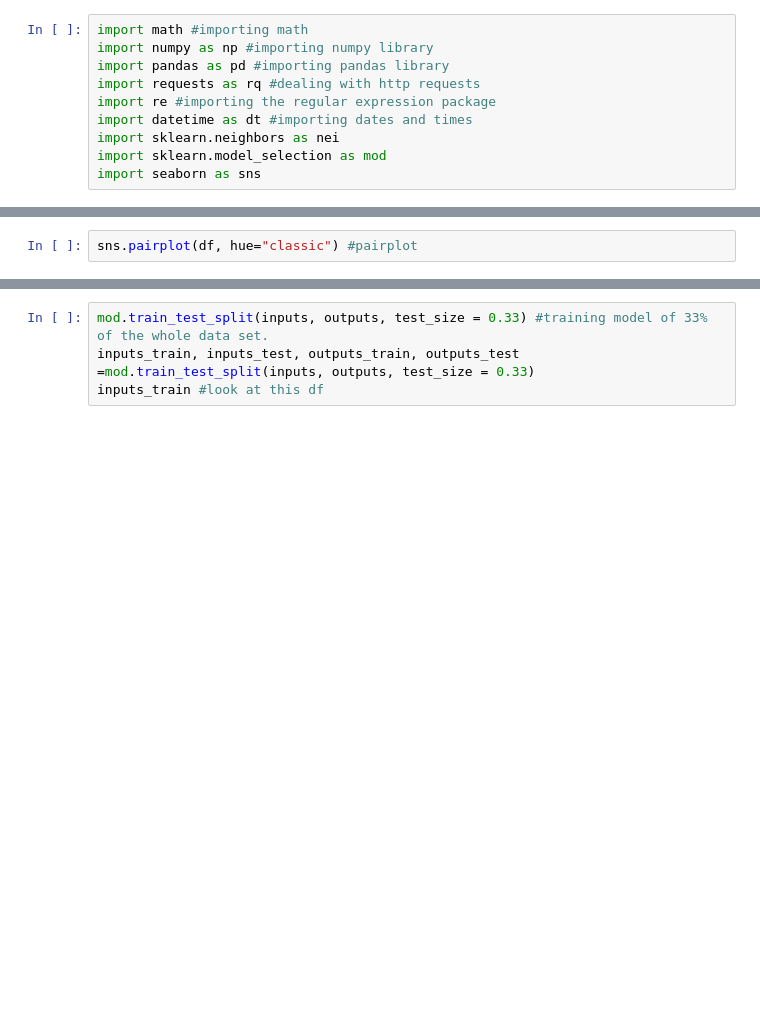
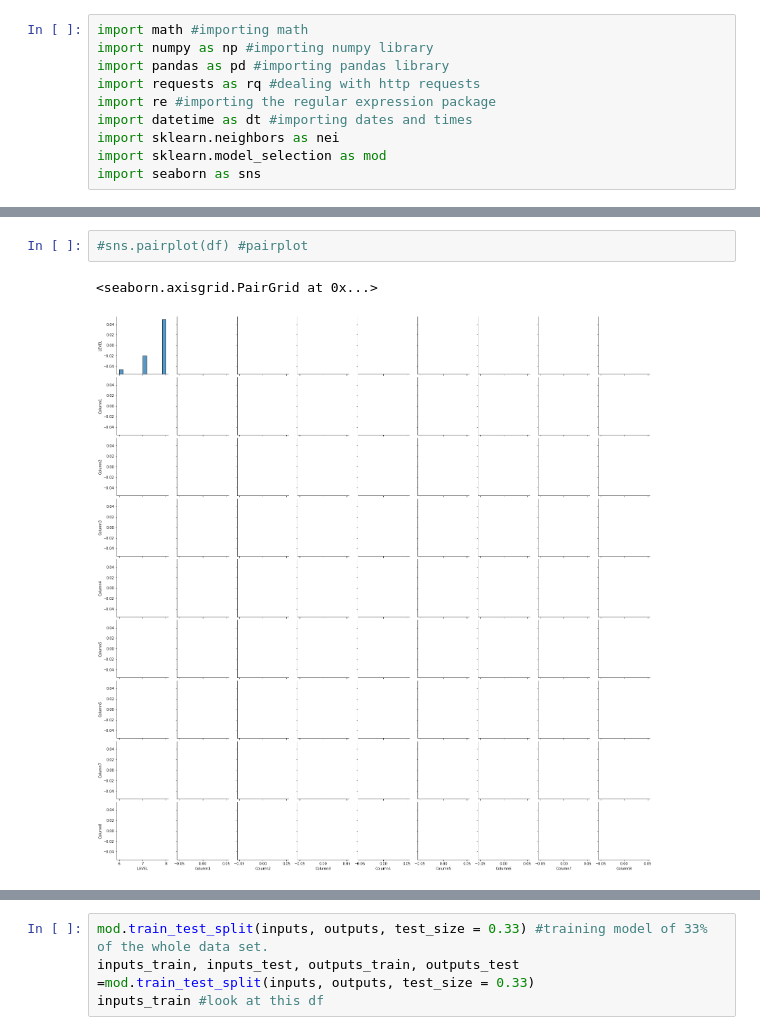
Before and after one commit to Cossie01/Fundamentals-of-Data-Analysis-Assessment, a Jupyter notebook: RW.ipynb, the cells around one changed output, grey strips where cells are left out. Saved outputs shown, nothing was run; the diff lists cells and outputs as text; blank space fills up the shorter version.

```diff
--- a/RW.ipynb
+++ b/RW.ipynb
@@ -45,5 +101,8 @@ Length: 531, dtype: object
 # %%
-sns.pairplot(df, hue="classic") #pairplot
+#sns.pairplot(df) #pairplot
+# %% [output]
+<seaborn.axisgrid.PairGrid at 0x...>
+[figure, added]
 # %%
 #creating k neighbour
 
```
Also changed, not shown: parts of 6 cells of this notebook, 4 other files.
